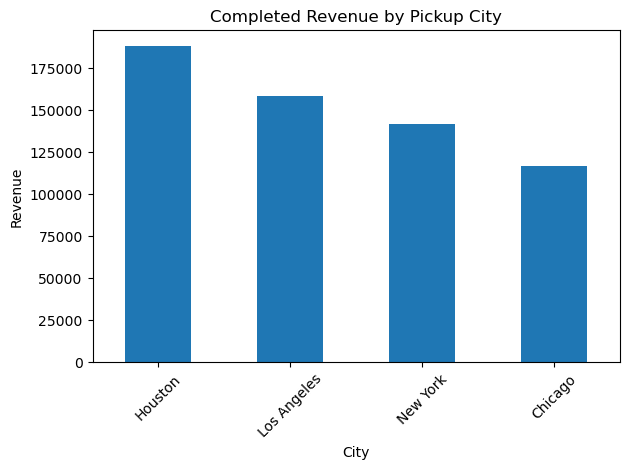
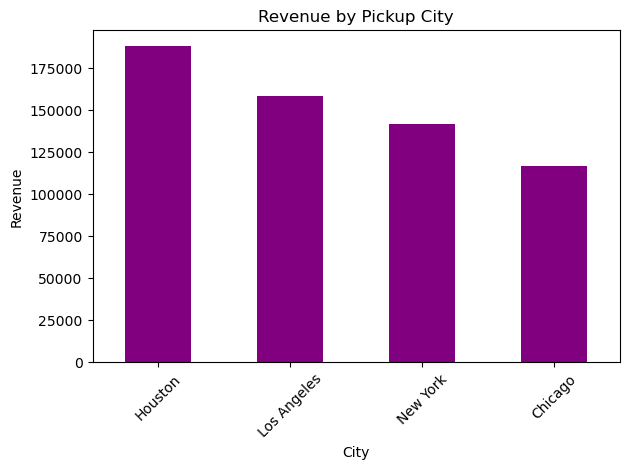
The change to this notebook cell's code, shown as a diff; its figure went from the first image to the second:
--- before
+++ after
@@ -1,4 +1,4 @@
-ax = revenue_by_city.plot(kind="bar", x="city", y="revenue", legend=False)
-ax.set_title("Completed Revenue by Pickup City")
+ax = revenue_by_city.plot(kind="bar", x="city", y="revenue", legend=False, color="Purple")
+ax.set_title("Revenue by Pickup City")
 ax.set_xlabel("City")
 ax.set_ylabel("Revenue")

Commit: dashboard